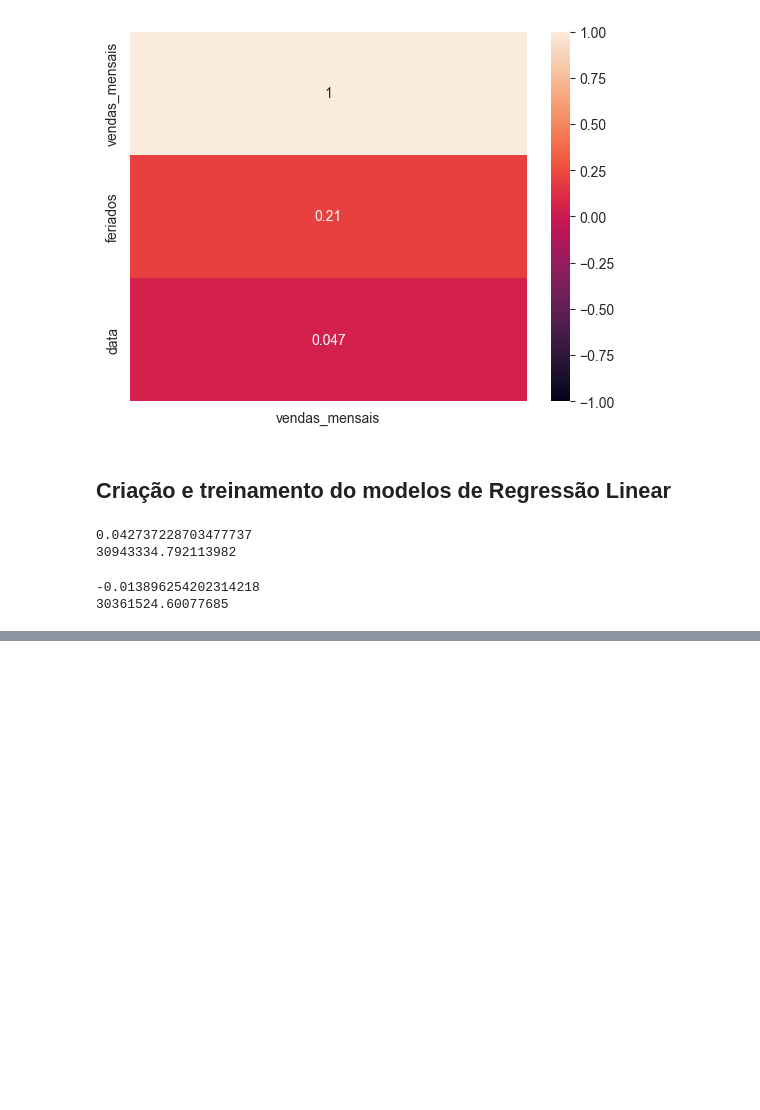
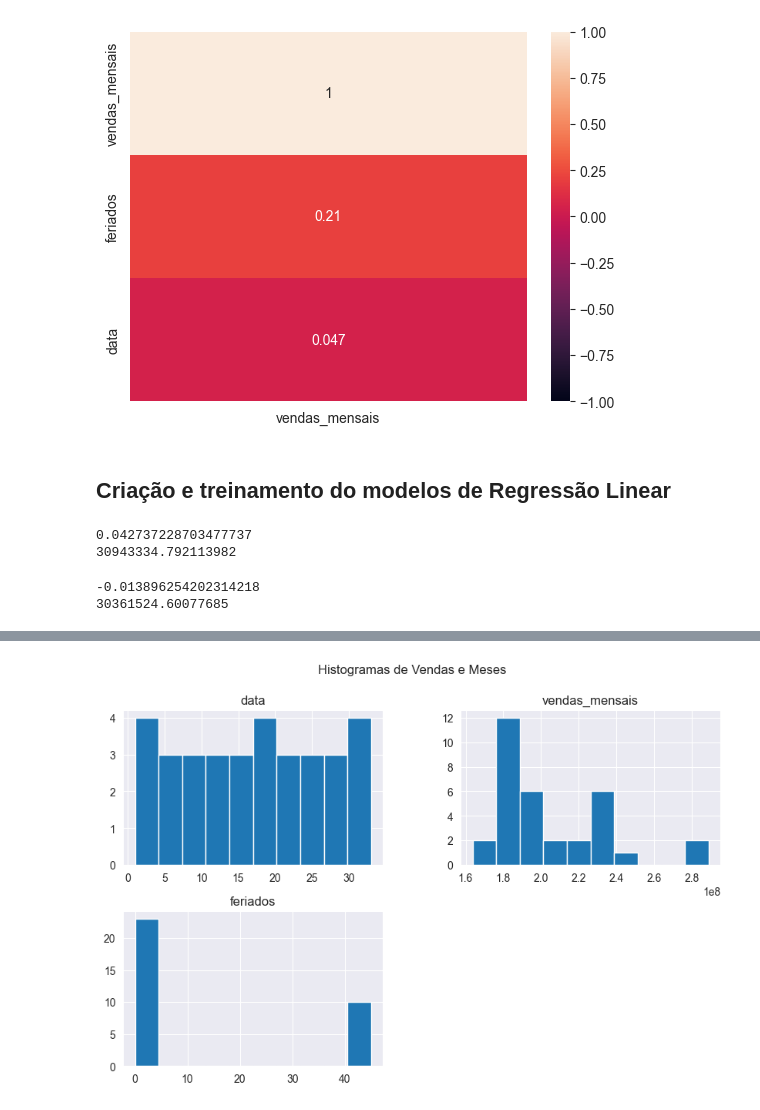
Before and after one commit to daniellsantiago/previs-o_vendas-rocketseat, a Jupyter notebook: previsao_vendas.ipynb, the cells around one changed output, grey strips where cells are left out. Saved outputs shown, nothing was run; the diff lists cells and outputs as text; code cells hidden in the pictures; blank space fills up the shorter version.

```diff
--- a/previsao_vendas.ipynb
+++ b/previsao_vendas.ipynb
@@ -93,0 +99,7 @@ plt.plot(X_test, y_pred)
+# %%
+# Histograma de todas as variáveis
+df_vendas_mensal.hist(bins=10, figsize=(10, 6), grid=True)
+plt.suptitle('Histogramas de Vendas e Meses')
+plt.show()
+# %% [output]
+[figure, added]
```
Also changed, not shown: parts of 1 cell of this notebook.
